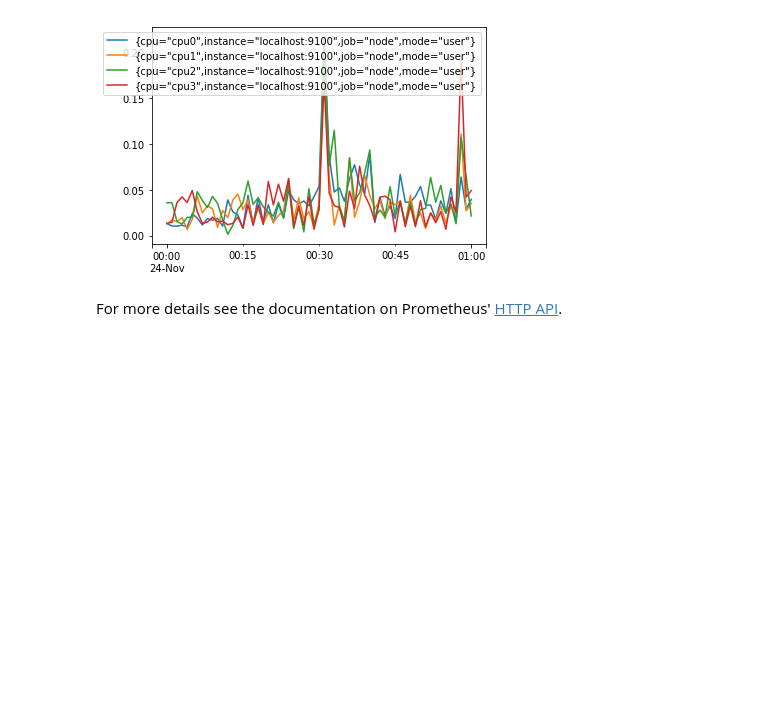
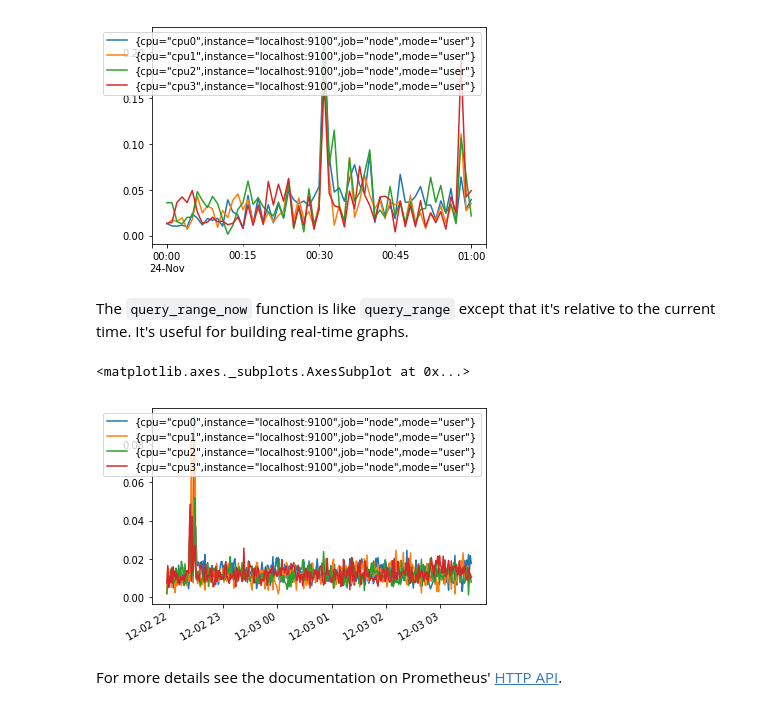
Before and after one commit to dcoles/prometheus-pandas, a Jupyter notebook: Prometheus.ipynb, the cells around one changed output. Cells and saved outputs as stored; diff of their text form; code cells hidden in the pictures; blank space fills up the shorter version.

Commit message:
Add `query_range_now` magic.
This allows querying a range relative to the current time.

```diff
--- a/Prometheus.ipynb
+++ b/Prometheus.ipynb
@@ -65,3 +65,5 @@ data.plot()
 # %% [output]
 <matplotlib.axes._subplots.AxesSubplot at 0x...>
 [figure]
+# %% [markdown]
+The `query_range_now` function is like `query_range` except that it's relative to the current time. It's useful for building real-time graphs.
@@ -68,2 +73,7 @@ data.plot()
+# %%
+data.plot()
+# %% [output]
+<matplotlib.axes._subplots.AxesSubplot at 0x...>
+[figure, added]
 # %% [markdown]
 For more details see the documentation on Prometheus' [HTTP API](https://prometheus.io/docs/prometheus/latest/querying/api/).
```
Also changed, not shown: parts of 2 cells of this notebook, 2 other files.
